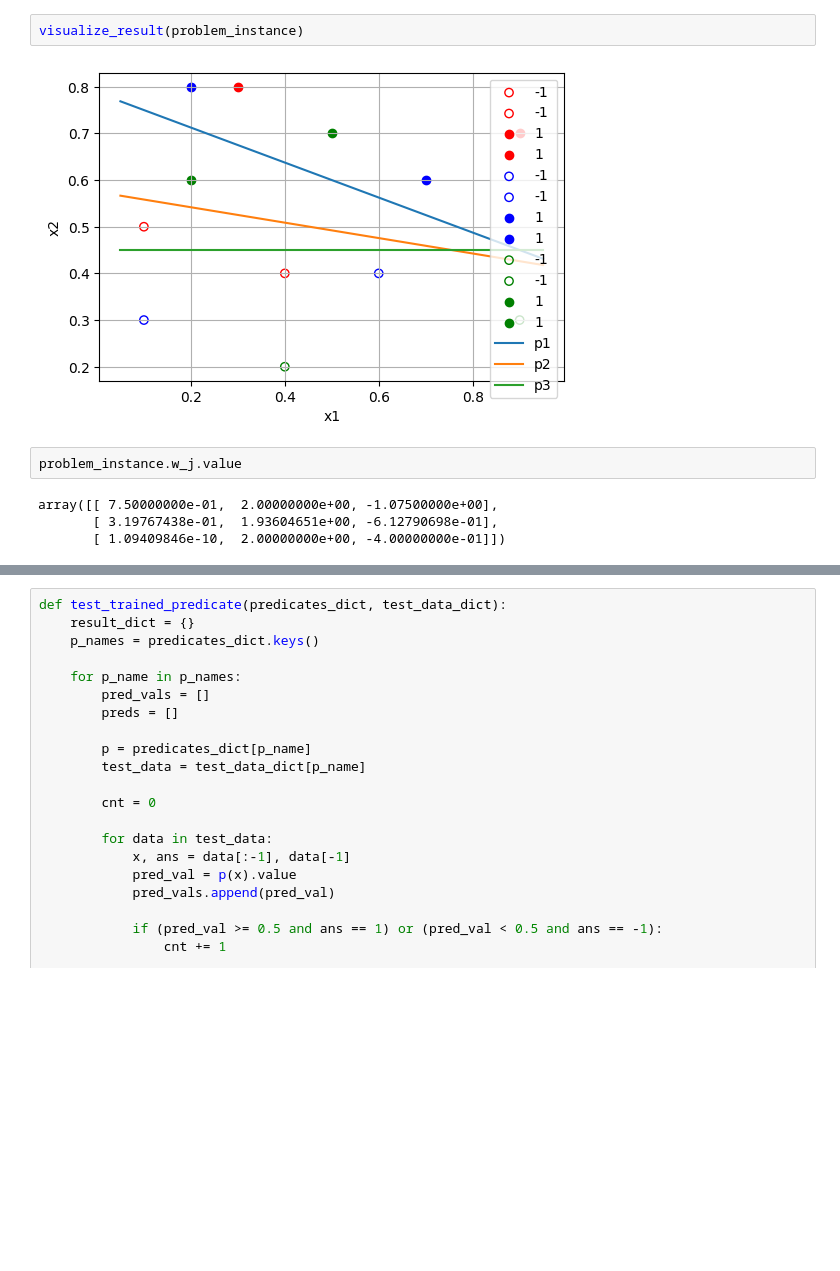
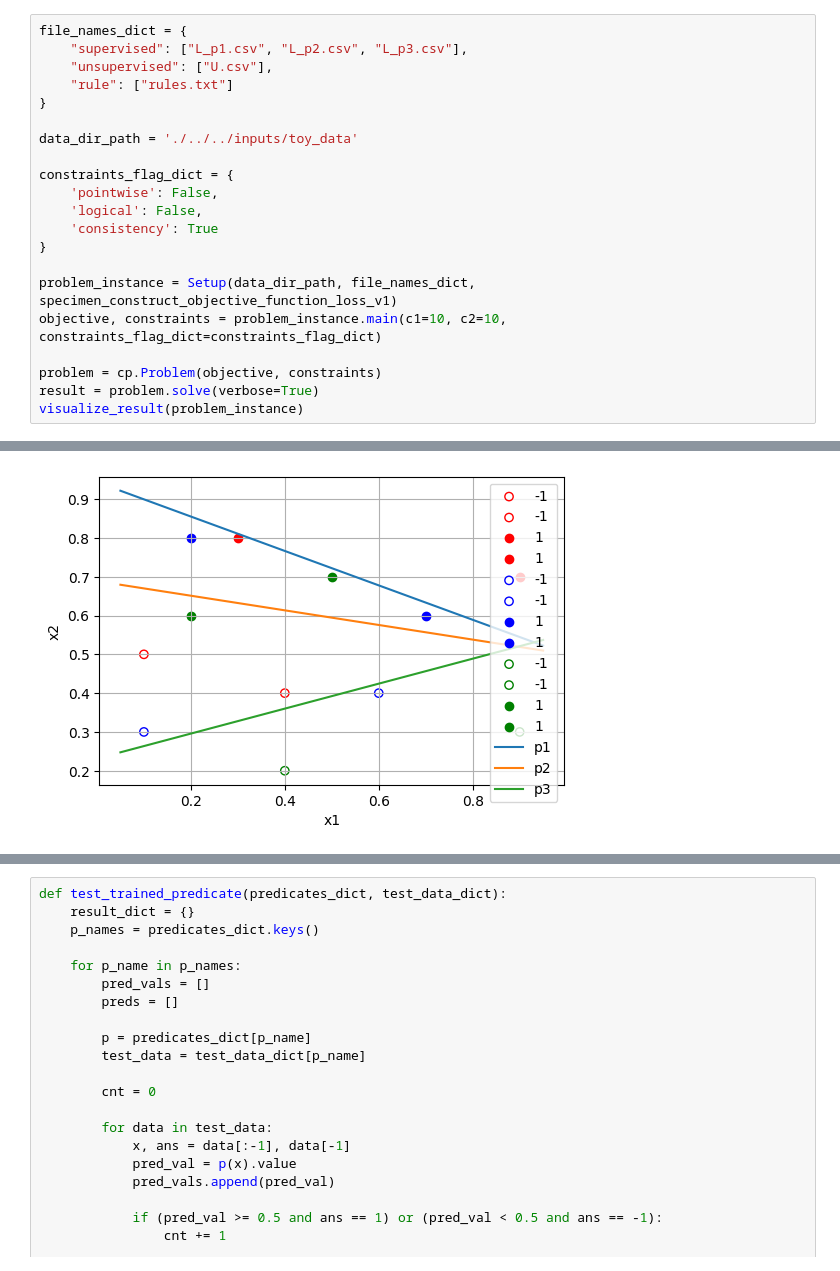
Before and after one commit to k-onoue/lukasiewicz_1, a Jupyter notebook: notebooks/toy_problem/toy_problem.ipynb, the cells around one changed output, grey strips where cells are left out. Drawn from its saved outputs; the diff is of its cells as text; blank space fills up the shorter version.

```diff
--- a/notebooks/toy_problem/toy_problem.ipynb
+++ b/notebooks/toy_problem/toy_problem.ipynb
@@ -55,10 +62,22 @@ __call__ took 0.01887655258178711 seconds!
-# %%
-visualize_result(problem_instance)
-# %% [output]
-[figure, removed]
-# %%
-problem_instance.w_j.value
-# %% [output]
-array([[ 7.50000000e-01,  2.00000000e+00, -1.07500000e+00],
-       [ 3.19767438e-01,  1.93604651e+00, -6.12790698e-01],
-       [ 1.09409846e-10,  2.00000000e+00, -4.00000000e-01]])
+# %%
+file_names_dict = {
+    "supervised": ["L_p1.csv", "L_p2.csv", "L_p3.csv"],
+    "unsupervised": ["U.csv"],
+    "rule": ["rules.txt"]
+}
+
+data_dir_path = './../../inputs/toy_data'
+
+constraints_flag_dict = {
+    'pointwise': False,
+    'logical': False,
+    'consistency': True
+}
+
+problem_instance = Setup(data_dir_path, file_names_dict, specimen_construct_objective_function_loss_v1)
+objective, constraints = problem_instance.main(c1=10, c2=10, constraints_flag_dict=constraints_flag_dict)
+
+problem = cp.Problem(objective, constraints)
+result = problem.solve(verbose=True)
+visualize_result(problem_instance)
+# %% [output]
@@ -64,0 +101 @@ array([[ 7.50000000e-01,  2.00000000e+00, -1.07500000e+00],
+[figure, added]
```
Also changed, not shown: parts of 5 cells of this notebook, 9 other files.
